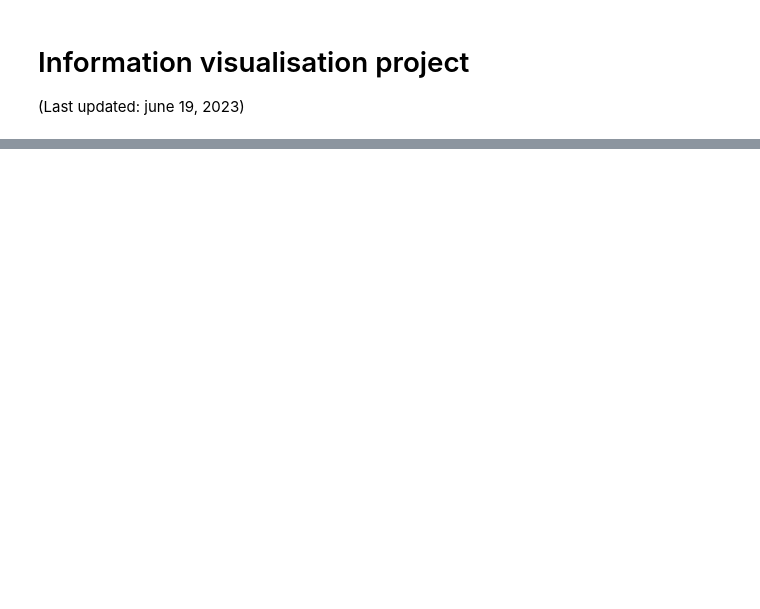
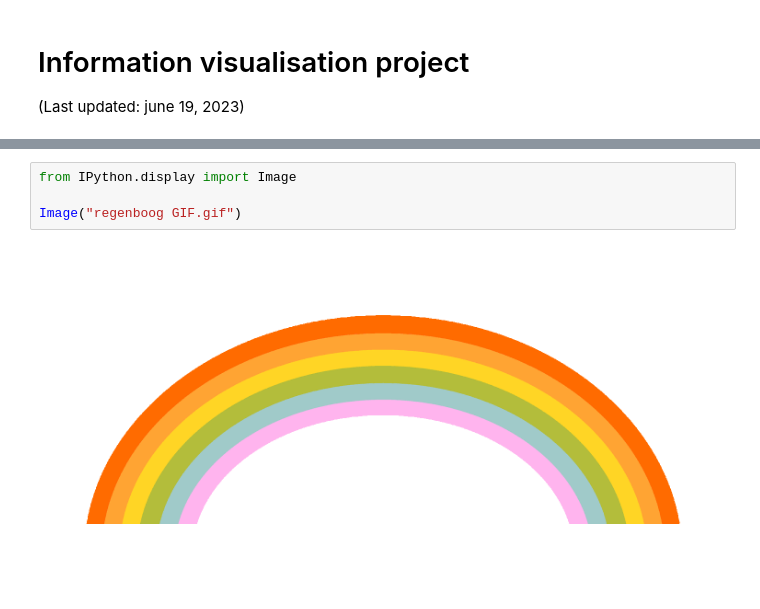
Before and after one commit to BerendSchuitemaker/information-visualisation, a Jupyter notebook: _build/jupyter_execute/docs/notebook.ipynb, the cells around one changed output, grey strips where cells are left out. Cells and saved outputs as stored; diff of their text form; blank space fills up the shorter version.

```diff
--- a/_build/jupyter_execute/docs/notebook.ipynb
+++ b/_build/jupyter_execute/docs/notebook.ipynb
@@ -23,0 +5,6 @@ df.head()
+# %%
+from IPython.display import Image
+
+Image("regenboog GIF.gif")
+# %% [output]
+[figure, added]
```
Also changed, not shown: parts of 13 cells of this notebook, 11 other files.
